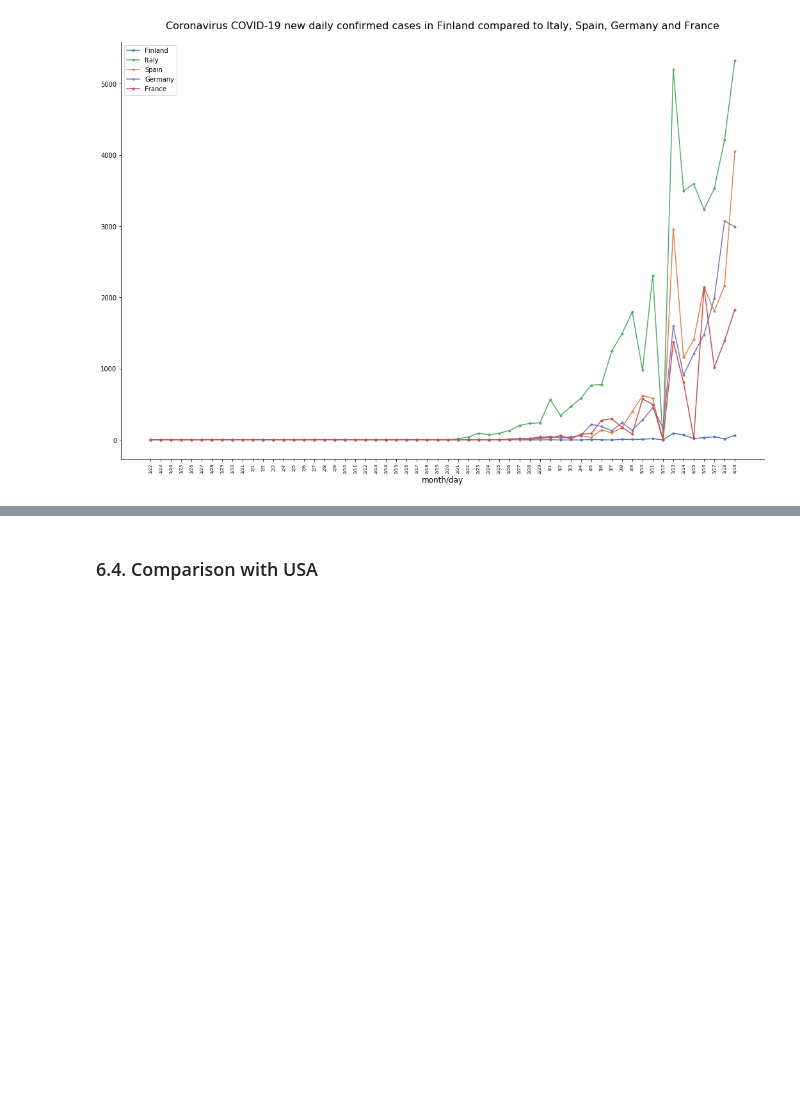
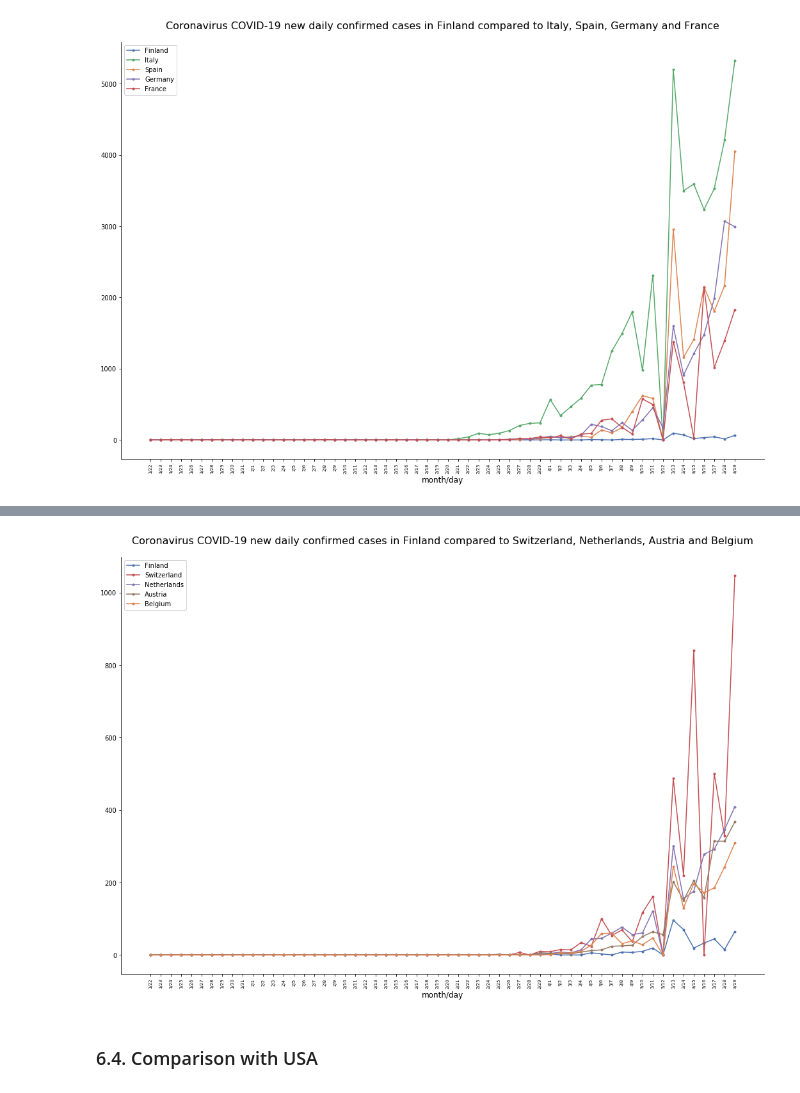
Before and after one commit to BerniHacker/Coronavirus, a Jupyter notebook: Coronavirus_Finland.ipynb, the cells around one changed output, grey strips where cells are left out. Drawn from its saved outputs; the diff is of its cells as text; code cells hidden in the pictures; blank space fills up the shorter version.

```diff
--- a/Coronavirus_Finland.ipynb
+++ b/Coronavirus_Finland.ipynb
@@ -1138,3 +1194,23 @@ cust_line_plot((days_tot, finland_conf_incr_0, ".", 0, "Finland"),
+# %%
+# Comparing new daily confirmed cases for Finland,
+# Switzerland, Netherlands, Austria and Belgium
+cust_line_plot((days_tot, finland_conf_incr_0, ".", 0, "Finland"),
+               (days_tot, switzerland_conf_incr_0, ".", 3, "Switzerland"),
+               (days_tot, netherlands_conf_incr_0, ".", 4, "Netherlands"),
+               (days_tot, austria_conf_incr_0, ".", 5, "Austria"),
+               (days_tot, belgium_conf_incr_0, ".", 1, "Belgium"),
+               figsize_w=18, figsize_h=12,
+               title="Coronavirus COVID-19 new daily confirmed cases "\
+                     "in Finland compared to Switzerland, Netherlands, "\
+                     "Austria and Belgium",
+               title_fs=16, title_offset=20,
+               rem_borders=True,
+               x_label="month/day", xlabel_fs=12,
+               xvalues_fs=7,rot=90,
+               y_label=None, ylabel_fs=12,
+               legend=True)
+# %% [output]
+[figure, added]
 # %% [markdown]
 ### 6.4. Comparison with USA<a name="6.4."></a>
 # %% [markdown]
```
Also changed, not shown: parts of 6 cells of this notebook, 1 other file.
